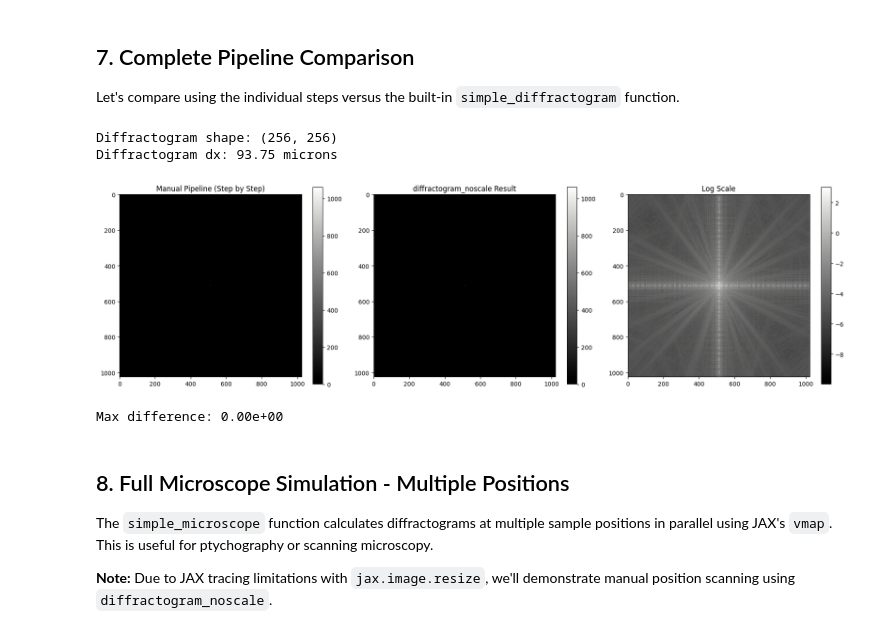
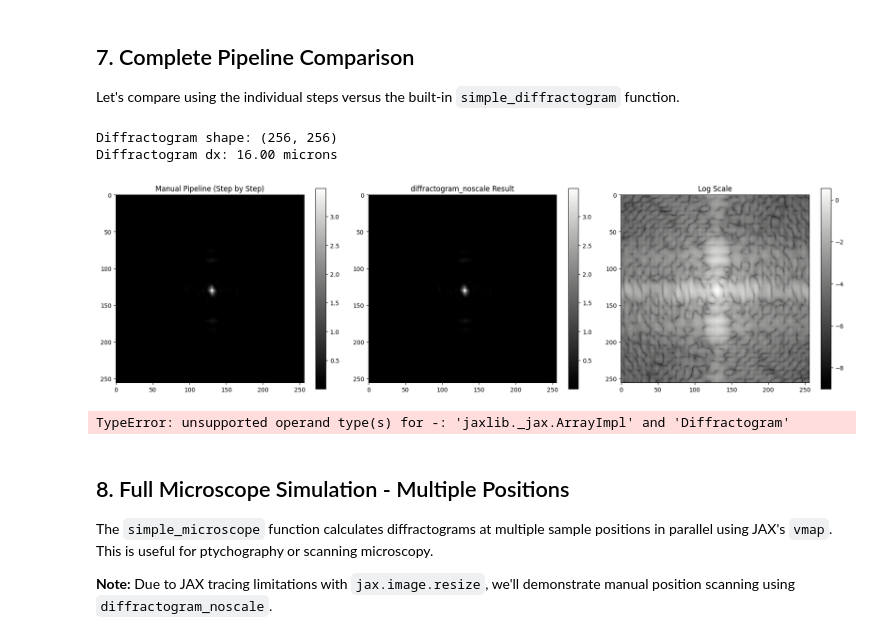
Before and after one commit to debangshu-mukherjee/janssen, a Jupyter notebook: tutorials/SimpleMicroscopeSimulation.ipynb, the cells around one changed output. Drawn from its saved outputs; the diff is of its cells as text; code cells hidden in the pictures.

Commit message:
notebook works with clean scaling

```diff
--- a/tutorials/SimpleMicroscopeSimulation.ipynb
+++ b/tutorials/SimpleMicroscopeSimulation.ipynb
@@ -290,3 +290,5 @@ The `fraunhofer_prop` function models far-field (Fraunhofer) diffraction, which
+# %%
+detector_pixel_size = jnp.array(16/1000000)
 # %%
 # Propagate to camera plane
 travel_distance = 0.15  # 100 mm to camera
@@ -301,17 +302,0 @@ Camera plane dx: 93.75 microns
-# %%
-# Calculate the camera image intensity
-camera_intensity = jns.optics.field_intensity(at_camera.field)
-
-# Visualize the camera image
-fig, axes = plt.subplots(1, 2, figsize=(14, 6))
-
-im0 = axes[0].imshow(camera_intensity, cmap=cmo.gray)
-axes[0].set_title('Camera Image (Linear Scale)')
-plt.colorbar(im0, ax=axes[0])
-
-im1 = axes[1].imshow(jnp.angle(at_camera.field), cmap=cmo.phase)
-axes[1].set_title('Camera Image Phase')
-plt.colorbar(im1, ax=axes[1])
-
-plt.tight_layout()
-plt.show()
@@ -322,53 +335,47 @@ plt.show()
 
 Let's compare using the individual steps versus the built-in `simple_diffractogram` function.
 # %%
-# Using diffractogram_noscale (combines all steps without camera pixel scaling)
-# Note: simple_diffractogram includes camera pixel scaling which has JAX tracing issues
-# with jax.image.resize. Use diffractogram_noscale for the wavefront at camera plane.
-
-at_camera_combined = jns.scopes.diffractogram_noscale(
+at_camera_combined = jns.scopes.simple_diffractogram(
     sample_cut=sample_region,
     lightwave=lightwave,
     zoom_factor=zoom_factor,
     aperture_diameter=aperture_diameter,
     travel_distance=travel_distance,
+    camera_pixel_size=detector_pixel_size,
 )
 
-# Calculate intensity manually
-diffractogram_intensity = jns.optics.field_intensity(at_camera_combined.field)
-
-print(f"Diffractogram shape: {diffractogram_intensity.shape}")
+print(f"Diffractogram shape: {at_camera_combined.image.shape}")
 print(f"Diffractogram dx: {at_camera_combined.dx * 1e6:.2f} microns")
 # %% [output]
 Diffractogram shape: (256, 256)
-Diffractogram dx: 93.75 microns
+Diffractogram dx: 16.00 microns
 # %%
 # Visualize the diffractogram and compare with manual steps
 fig, axes = plt.subplots(1, 3, figsize=(18, 5))
 
 # Manual pipeline result
 im0 = axes[0].imshow(camera_intensity, cmap=cmo.gray)
 axes[0].set_title('Manual Pipeline (Step by Step)')
 plt.colorbar(im0, ax=axes[0])
 
 # Combined function result
-im1 = axes[1].imshow(diffractogram_intensity, cmap=cmo.gray)
+im1 = axes[1].imshow(at_camera_combined.image, cmap=cmo.gray)
 axes[1].set_title('diffractogram_noscale Result')
 plt.colorbar(im1, ax=axes[1])
 
 # Log scale comparison
-im2 = axes[2].imshow(jnp.log10(diffractogram_intensity + 1e-10), cmap=cmo.gray)
+im2 = axes[2].imshow(jnp.log10(at_camera_combined.image + 1e-10), cmap=cmo.gray)
 axes[2].set_title('Log Scale')
 plt.colorbar(im2, ax=axes[2])
 
 plt.tight_layout()
 plt.show()
 
 # Verify they match
-print(f"Max difference: {jnp.max(jnp.abs(camera_intensity - diffractogram_intensity)):.2e}")
+print(f"Max difference: {jnp.max(jnp.abs(camera_intensity - at_camera_combined)):.2e}")
 # %% [output]
-[figure, old version]
+[figure, new version]
-Max difference: 0.00e+00
+TypeError: unsupported operand type(s) for -: 'jaxlib._jax.ArrayImpl' and 'Diffractogram'
 # %% [markdown]
 ## 8. Full Microscope Simulation - Multiple Positions
 
```
Also changed, not shown: parts of 6 cells of this notebook.
